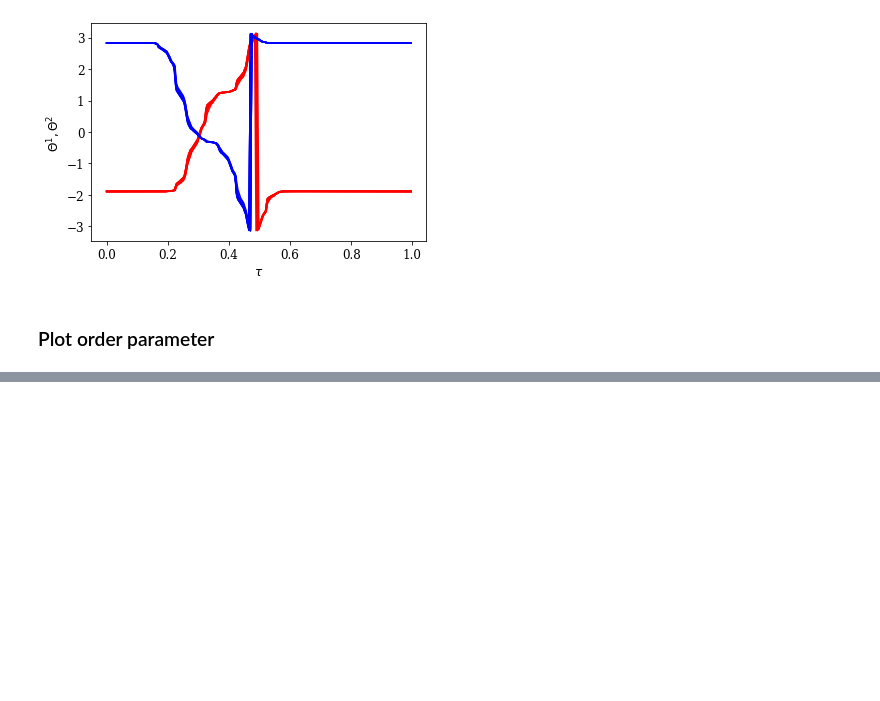
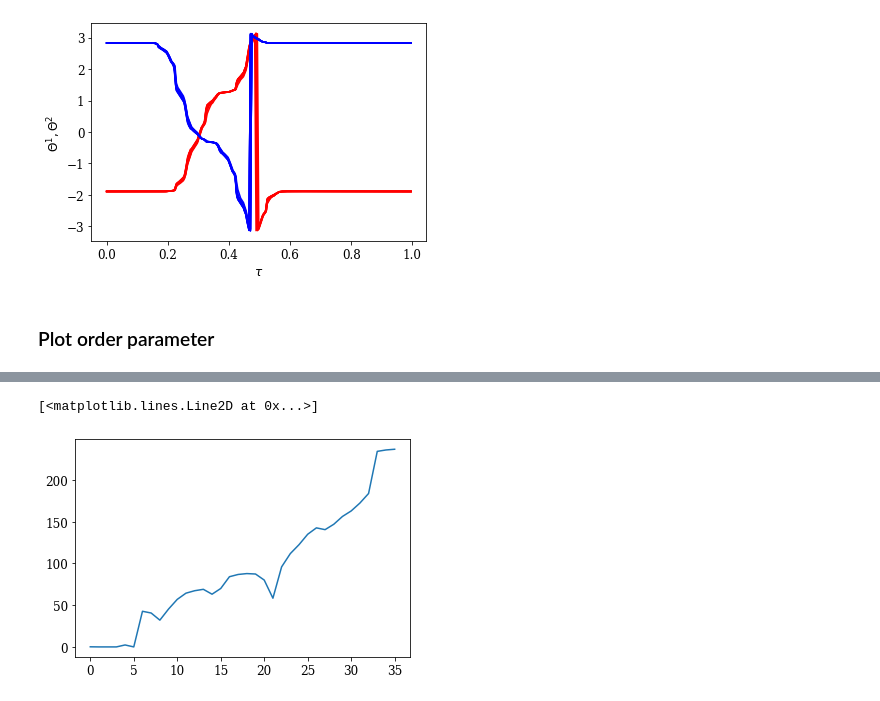
Before and after one commit to znicolaou/snakingoscillators, a Jupyter notebook: lccont.ipynb, the cells around one changed output, grey strips where cells are left out. Drawn from its saved outputs; the diff is of its cells as text; code cells hidden in the pictures; blank space fills up the shorter version.

```diff
--- a/lccont.ipynb
+++ b/lccont.ipynb
@@ -556,0 +704,5 @@ plt.show()
+# %%
+plt.plot(np.max(np.real(np.array(floquets)),axis=1))
+# %% [output]
+[<matplotlib.lines.Line2D at 0x...>]
+[figure, added]
```
Also changed, not shown: parts of 25 cells of this notebook, 15 other files.
